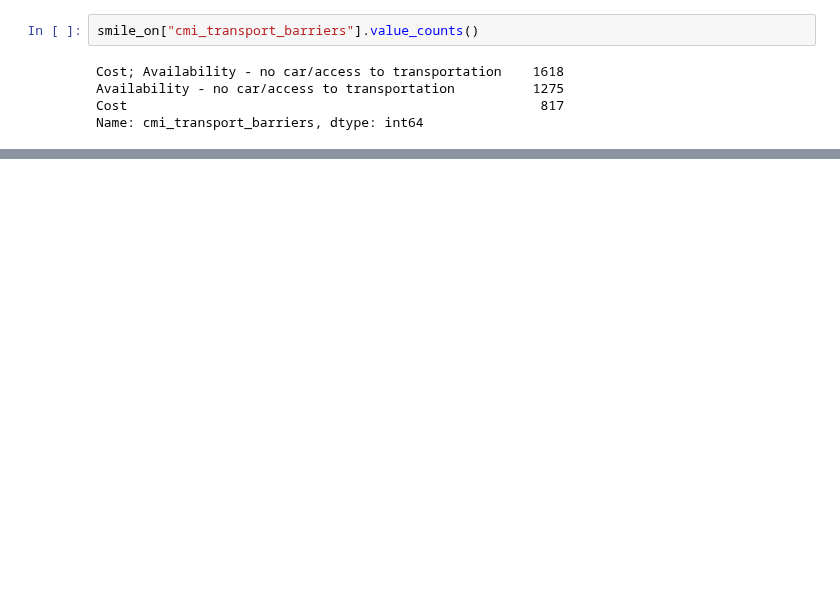
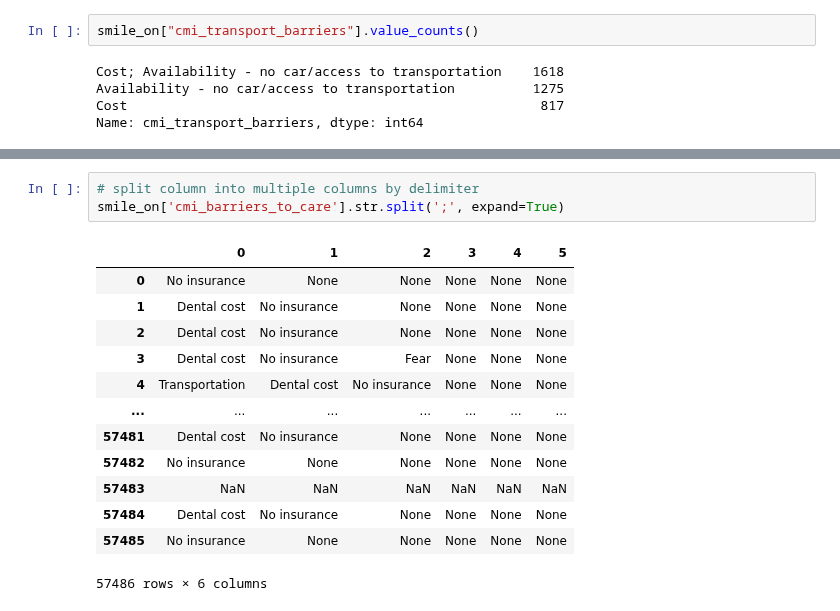
Before and after one commit to Jmiah789/smile-on-get_tootha_choppa, a Jupyter notebook: notebooks/eor_analysis.ipynb, the cells around one changed output, grey strips where cells are left out. Cells and saved outputs as stored; diff of their text form; blank space fills up the shorter version.

```diff
--- a/notebooks/eor_analysis.ipynb
+++ b/notebooks/eor_analysis.ipynb
@@ -76,3 +197,20 @@ patient_3212379
 # %% [output]
 |  | Unnamed: 0 | report_num | reg_or_appt | related_reports | call_start | call_end | call_length | patient_id | ... |
 0 rows × 112 columns
+# %%
+# split column into multiple columns by delimiter
+smile_on['cmi_barriers_to_care'].str.split(';', expand=True)
+# %% [output]
+|  | 0 | 1 | 2 | 3 | 4 | 5 |
+| 0 | No insurance | None | None | None | None | None |
+| 1 | Dental cost | No insurance | None | None | None | None |
+| 2 | Dental cost | No insurance | None | None | None | None |
+| 3 | Dental cost | No insurance | Fear | None | None | None |
+| 4 | Transportation | Dental cost | No insurance | None | None | None |
+| ... | ... | ... | ... | ... | ... | ... |
+| 57481 | Dental cost | No insurance | None | None | None | None |
+| 57482 | No insurance | None | None | None | None | None |
+| 57483 | NaN | NaN | NaN | NaN | NaN | NaN |
+| 57484 | Dental cost | No insurance | None | None | None | None |
+| 57485 | No insurance | None | None | None | None | None |
+57486 rows × 6 columns
```
Also changed, not shown: parts of 17 cells of this notebook, 1 other file.
